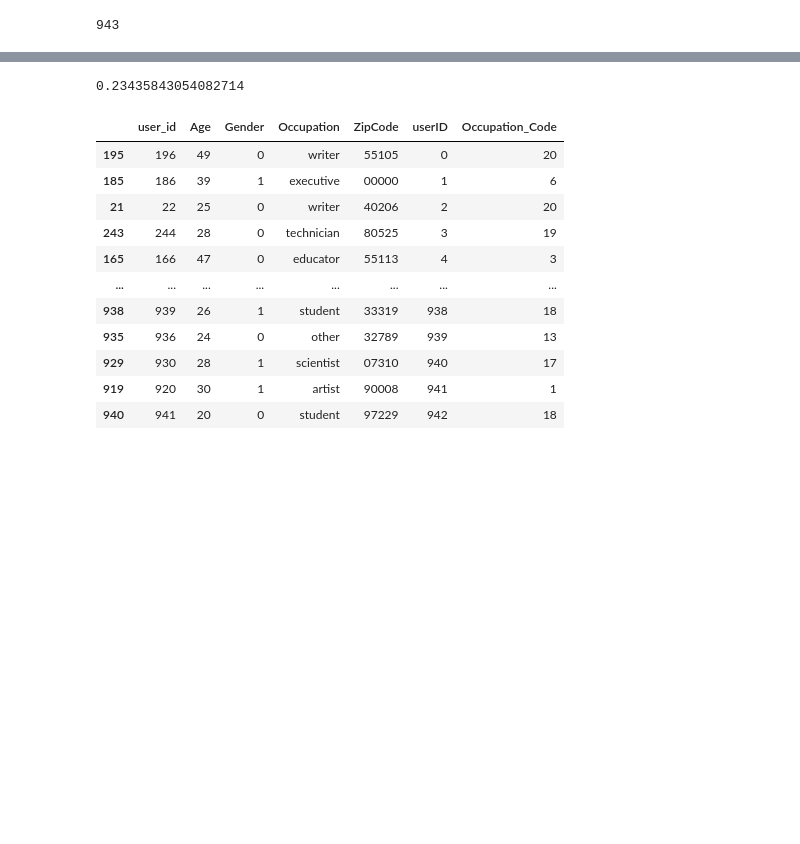
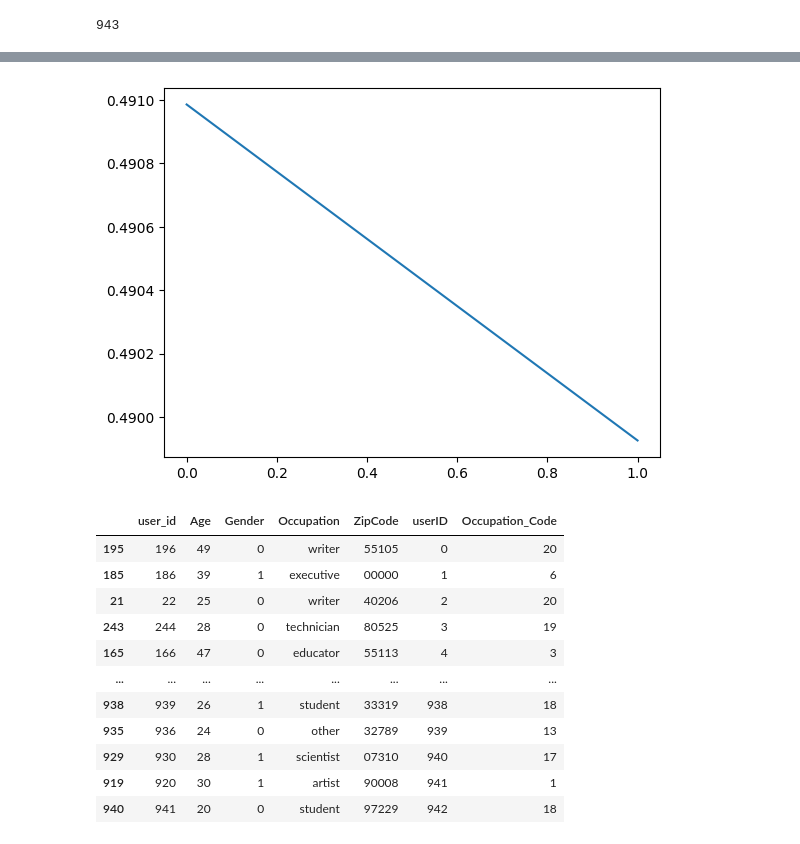
Before and after one commit to tahsinkheya/re_ranking_clean, a Jupyter notebook: metrics/calculate_mterics.ipynb, the cells around one changed output, grey strips where cells are left out. Saved outputs shown, nothing was run; the diff lists cells and outputs as text; code cells hidden in the pictures; blank space fills up the shorter version.

```diff
--- a/metrics/calculate_mterics.ipynb
+++ b/metrics/calculate_mterics.ipynb
@@ -56,2 +29,16 @@ test_set[test_set["userID"]==1]
 # %%
 reco_matrix = np.load("../model_reco/reco_matrix_vaecf_100k.npy")
+# %%
+from HitRation import HitRatio
+hr=HitRatio(20)
+alist=[]
+sum_hr=0
+for u in range(reco_matrix[0].shape[0]):
+    x=hr.compute(all_users_tp[u],reco_matrix[0][u])
+    # print(f"x {x} tp {all_users_tp[u]} reco {reco_matrix[0][u]}")
+    # alist.append(x)
+    sum_hr=sum_hr+x
+    # print(x)
+plain_hr=sum_hr/reco_matrix[0].shape[0]
+
+plain_hr
@@ -63,14 +73,15 @@ array([289,  49, 357, 157, 189, 489, 645,  89,  60,  52,  95,   1, 133,
 # %%
 from HitRation import HitRatio
 hr=HitRatio(20)
-alist=[]
-sum_hr=0
-for u in range(reco_matrix[0].shape[0]):
-    x=hr.compute(all_users_tp[u],reco_matrix[0][u])
-    print(f"x {x} tp {all_users_tp[u]} reco {reco_matrix[0][u]}")
-    # alist.append(x)
-    sum_hr=sum_hr+x
-    # print(x)
-plain_hr=sum_hr/reco_matrix[0].shape[0]
-plain_hr
+hrlist=[]
+for r in reco_matrix_fair:
+    sum_hr=0
+    for u in range(reco_matrix[0].shape[0]):
+        x=hr.compute(all_users_tp[u],r[u])
+        sum_hr=sum_hr+x
+    hr_occ=sum_hr/reco_matrix[0].shape[0]
+    hrlist.append(hr_occ)
+
+
+hrlist
 # %% [output]
@@ -120,27 +89,11 @@ hrl29b69
-# %%
-# pd_l49b49= pd.read_csv("../results/res_top10l49b49.csv",sep=",",)
-pd_b50= pd.read_csv("results/greedy/res_top10_b70.csv",sep=",",)
-
-    # header=None,
-    # names=["userID", "itemID", "Rating"],)
-reco_matrix_b70=[]
-for i in range(len(pd_b50)):
-    reco_matrix_b70.append(np.array(pd_b50.iloc[i][1:]))
-from HitRation import HitRatio
-hr=HitRatio(10)
-alist=[]
-sum_hr=0
-for u in range(reco_matrix[0].shape[0]):
-    x=hr.compute(all_users_tp[u],reco_matrix_b70[u])
-    # alist.append(x)
-    sum_hr=sum_hr+x
-    # print(x)
-hrb70=sum_hr/reco_matrix[0].shape[0]
-hrb70
-
-# reco_matrix_l49b49
-# %% [output]
-0.23435843054082714
+# %%
+xpoints = list(range(len(hrlist)))
+ypoints = hrlist
+
+plt.plot(xpoints, ypoints)
+plt.show()
+# %% [output]
+[figure, added]
 # %%
 movies = pd.read_csv(
     "../data/ml-100K/i_id_mapping_genre.csv",
```
Also changed, not shown: parts of 47 cells of this notebook, 4 other files.
